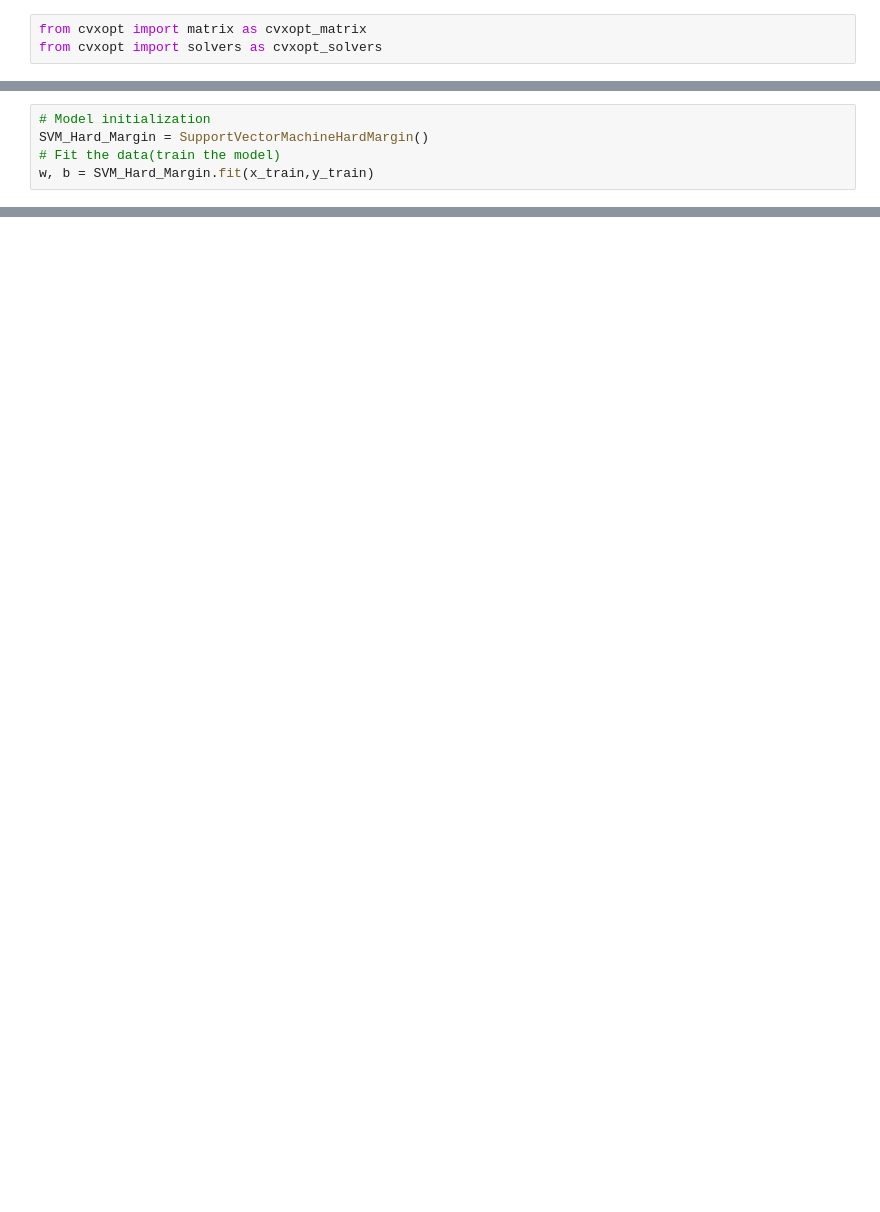
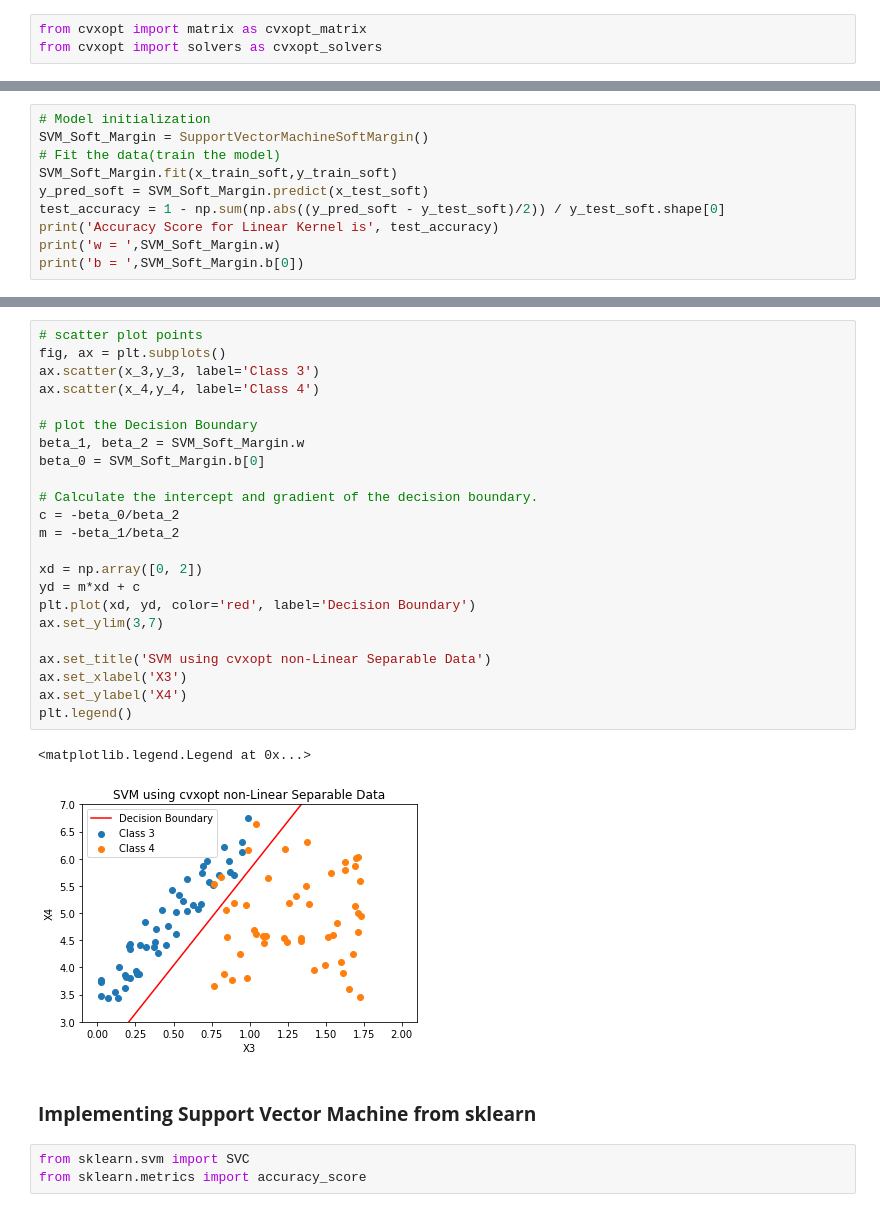
Before and after one commit to Followb1ind1y/Machine-Learning-Algorithms-from-Scratch, a Jupyter notebook: ML_Algorithms_Support_Vector_Machine.ipynb, the cells around one changed output, grey strips where cells are left out. Saved outputs shown, nothing was run; the diff lists cells and outputs as text; blank space fills up the shorter version.

```diff
--- a/ML_Algorithms_Support_Vector_Machine.ipynb
+++ b/ML_Algorithms_Support_Vector_Machine.ipynb
@@ -280,5 +294,0 @@ class SupportVectorMachineHardMargin:
-# %%
-# Model initialization
-SVM_Hard_Margin = SupportVectorMachineHardMargin()
-# Fit the data(train the model)
-w, b = SVM_Hard_Margin.fit(x_train,y_train)
@@ -341,0 +382,10 @@ ValueError: ignored
+# %%
+# Model initialization
+SVM_Soft_Margin = SupportVectorMachineSoftMargin()
+# Fit the data(train the model)
+SVM_Soft_Margin.fit(x_train_soft,y_train_soft)
+y_pred_soft = SVM_Soft_Margin.predict(x_test_soft)
+test_accuracy = 1 - np.sum(np.abs((y_pred_soft - y_test_soft)/2)) / y_test_soft.shape[0]
+print('Accuracy Score for Linear Kernel is', test_accuracy)
+print('w = ',SVM_Soft_Margin.w)
+print('b = ',SVM_Soft_Margin.b[0])
@@ -341,0 +410,31 @@ ValueError: ignored
+# %%
+# scatter plot points
+fig, ax = plt.subplots()
+ax.scatter(x_3,y_3, label='Class 3')
+ax.scatter(x_4,y_4, label='Class 4')
+
+# plot the Decision Boundary
+beta_1, beta_2 = SVM_Soft_Margin.w
+beta_0 = SVM_Soft_Margin.b[0]
+
+# Calculate the intercept and gradient of the decision boundary.
+c = -beta_0/beta_2
+m = -beta_1/beta_2
+
+xd = np.array([0, 2])
+yd = m*xd + c
+plt.plot(xd, yd, color='red', label='Decision Boundary')
+ax.set_ylim(3,7)
+
+ax.set_title('SVM using cvxopt non-Linear Separable Data')
+ax.set_xlabel('X3')
+ax.set_ylabel('X4')
+plt.legend()
+# %% [output]
+<matplotlib.legend.Legend at 0x...>
+[figure, added]
+# %% [markdown]
+### **Implementing Support Vector Machine from sklearn**
+# %%
+from sklearn.svm import SVC
+from sklearn.metrics import accuracy_score
```
Also changed, not shown: parts of 19 cells of this notebook.
